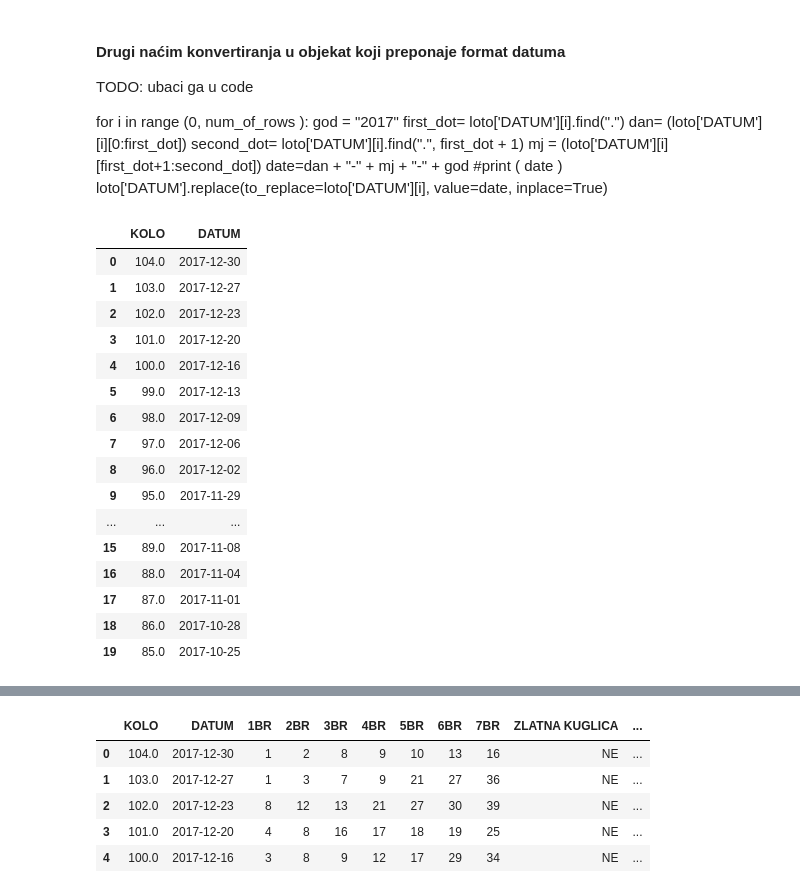
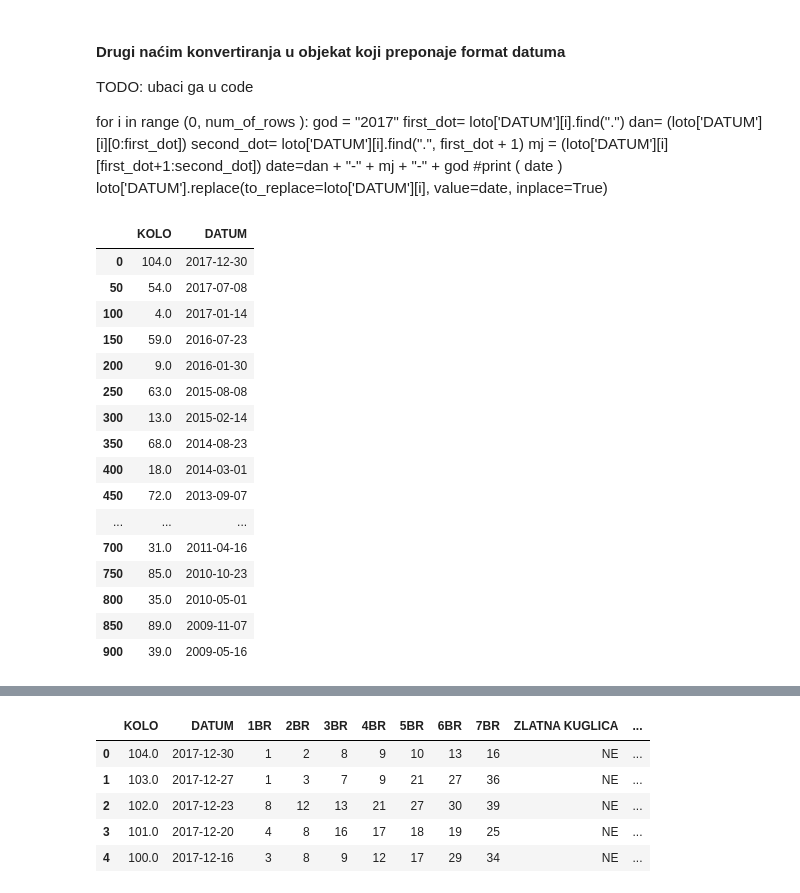
Before and after one commit to RPetra/MS-repozitorij, a Jupyter notebook: Zadaca.ipynb, the cells around one changed output, grey strips where cells are left out. Drawn from its saved outputs; the diff is of its cells as text; code cells hidden in the pictures.

```diff
--- a/Zadaca.ipynb
+++ b/Zadaca.ipynb
@@ -129,25 +129,25 @@ for i in range (0, num_of_rows ):
     #print ( date )
     loto['DATUM'].replace(to_replace=loto['DATUM'][i], value=date, inplace=True)
 # %%
-loto[['KOLO','DATUM']][:20]
+loto[['KOLO','DATUM']][0:901:50]
 # %% [output]
 |  | KOLO | DATUM |
 | 0 | 104.0 | 2017-12-30 |
-| 1 | 103.0 | 2017-12-27 |
-| 2 | 102.0 | 2017-12-23 |
-| 3 | 101.0 | 2017-12-20 |
-| 4 | 100.0 | 2017-12-16 |
-| 5 | 99.0 | 2017-12-13 |
-| 6 | 98.0 | 2017-12-09 |
-| 7 | 97.0 | 2017-12-06 |
-| 8 | 96.0 | 2017-12-02 |
-| 9 | 95.0 | 2017-11-29 |
+| 50 | 54.0 | 2017-07-08 |
+| 100 | 4.0 | 2017-01-14 |
+| 150 | 59.0 | 2016-07-23 |
+| 200 | 9.0 | 2016-01-30 |
+| 250 | 63.0 | 2015-08-08 |
+| 300 | 13.0 | 2015-02-14 |
+| 350 | 68.0 | 2014-08-23 |
+| 400 | 18.0 | 2014-03-01 |
+| 450 | 72.0 | 2013-09-07 |
 | ... | ... | ... |
-| 15 | 89.0 | 2017-11-08 |
-| 16 | 88.0 | 2017-11-04 |
-| 17 | 87.0 | 2017-11-01 |
-| 18 | 86.0 | 2017-10-28 |
-| 19 | 85.0 | 2017-10-25 |
+| 700 | 31.0 | 2011-04-16 |
+| 750 | 85.0 | 2010-10-23 |
+| 800 | 35.0 | 2010-05-01 |
+| 850 | 89.0 | 2009-11-07 |
+| 900 | 39.0 | 2009-05-16 |
 # %%
 loto.dtypes
 # %% [output]
```
Also changed, not shown: parts of 18 cells of this notebook.
